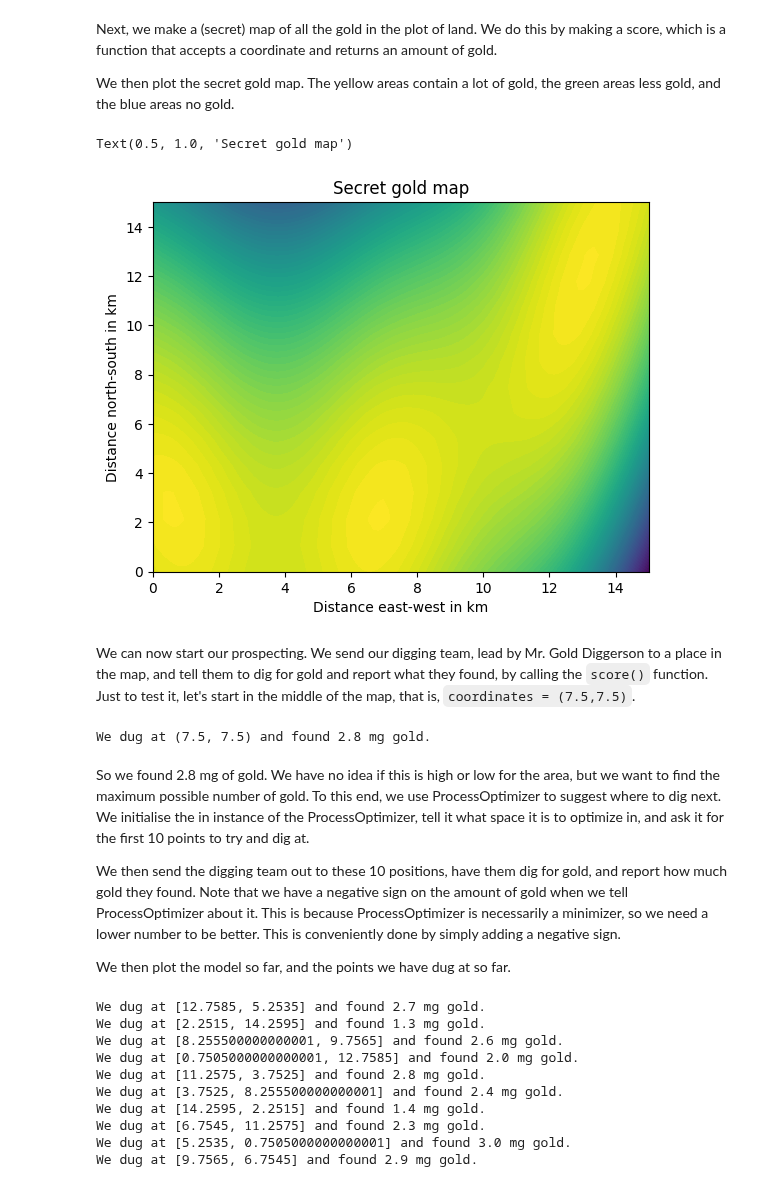
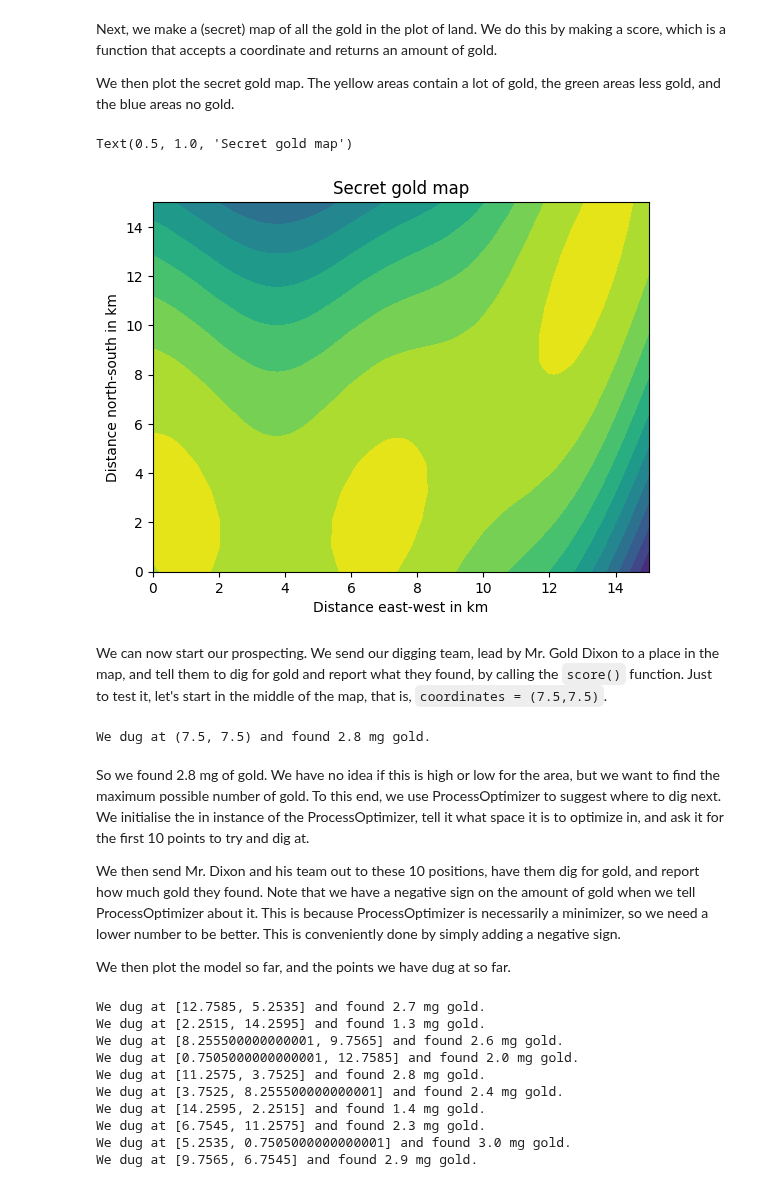
Before and after one commit to novonordisk-research/ProcessOptimizer, a Jupyter notebook: examples/new_examples/start_here.ipynb, the cells around one changed output. Saved outputs shown, nothing was run; the diff lists cells and outputs as text; code cells hidden in the pictures.

Commit message:
doc: Made secret gold map more recognisable
With the same number of levels, it looks more like the plot_objectives
map.

```diff
--- a/examples/new_examples/start_here.ipynb
+++ b/examples/new_examples/start_here.ipynb
@@ -28,31 +28,31 @@ areas less gold, and the blue areas no gold.
 # %%
 def score(coordinates, silent = False):
     """ Modified Branin-Hoo function. It has three minima with f(x*) = 0.397887
     More details: <http://www.sfu.ca/~ssurjano/branin.html>
     """
     x = 10-coordinates[0]
     y = coordinates[1]
     gold_found = (309-((y - 5.1 / (4 * np.pi**2) * x ** 2 + 5. / np.pi * x - 6) ** 2 +
                 10 * (1 - 1. / (8 * np.pi)) * np.cos(x) + 10))/100
     if not silent:
         print(f"We dug at {coordinates} and found {round(gold_found*10)/10} mg gold.")
     return gold_found
 
 x_list = np.linspace(coordinates[0][0],coordinates[0][1],100)
 y_list = np.linspace(coordinates[1][0],coordinates[1][1],15,100)
 
 (x_mesh,y_mesh) = np.meshgrid(x_list,y_list)
 score_mesh = [[score((x,y),silent=True) for (x,y) in zip(x_vec,y_vec)]
               for (x_vec,y_vec) in zip(x_mesh,y_mesh)]
-plot =plt.contourf(x_mesh,y_mesh,score_mesh,100)
+plot =plt.contourf(x_mesh,y_mesh,score_mesh,10)
 plot.axes.set_xlabel("Distance east-west in km")
 plot.axes.set_ylabel("Distance north-south in km")
 plot.axes.set_title("Secret gold map")
 # %% [output]
 Text(0.5, 1.0, 'Secret gold map')
-[figure, old version]
+[figure, new version]
 # %% [markdown]
-We can now start our prospecting. We send our digging team, lead by Mr. Gold Diggerson
+We can now start our prospecting. We send our digging team, lead by Mr. Gold Dixon
 to a place in the map, and tell them to dig for gold and report what they found, by
 calling the `score()` function. Just to test it, let's start in the middle of the map,
 that is, `coordinates = (7.5,7.5)`.
@@ -67,7 +67,7 @@ to suggest where to dig next. We initialise the in instance of the ProcessOptimi
 tell it what space it is to optimize in, and ask it for the first 10 points to try and
 dig at.
 
-We then send the digging team out to these 10 positions, have them dig for gold, and
+We then send Mr. Dixon and his team out to these 10 positions, have them dig for gold, and
 report how much gold they found. Note that we have a negative sign on the amount of
 gold when we tell ProcessOptimizer about it. This is because ProcessOptimizer is
 necessarily a minimizer, so we need a lower number to be better. This is conveniently
```
Also changed, not shown: parts of 2 cells of this notebook, 1 other file.
